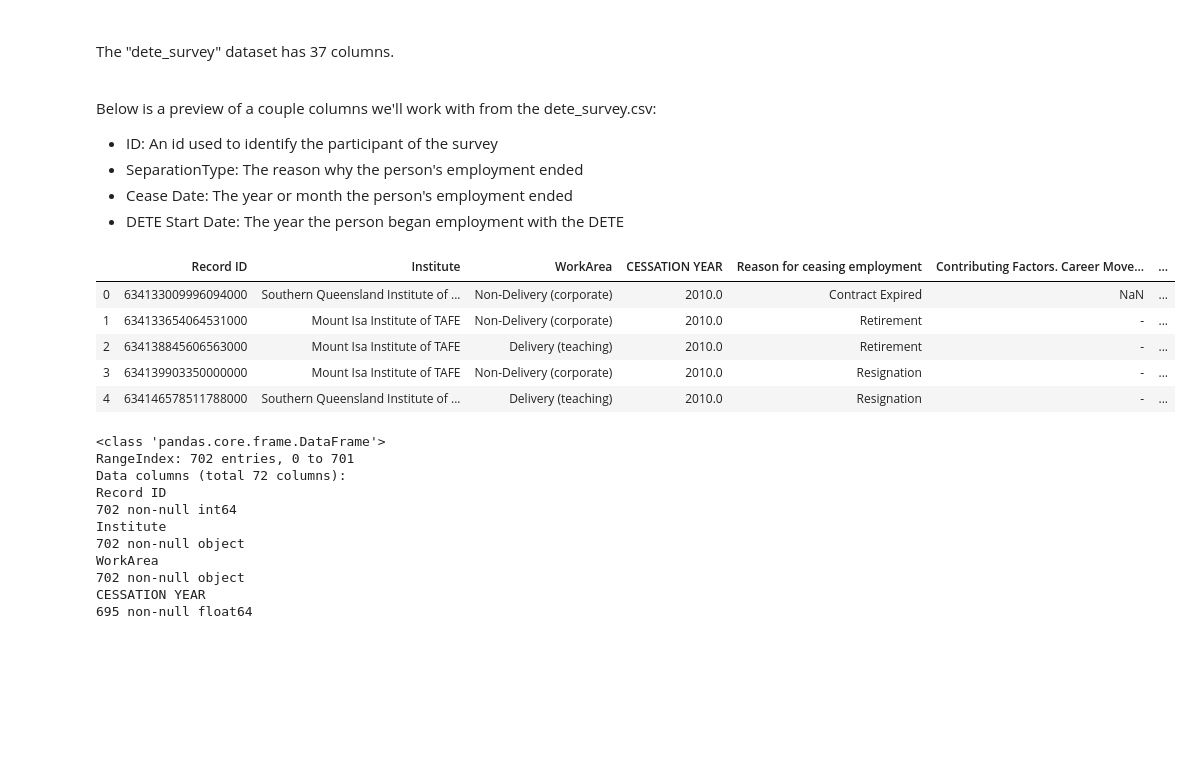
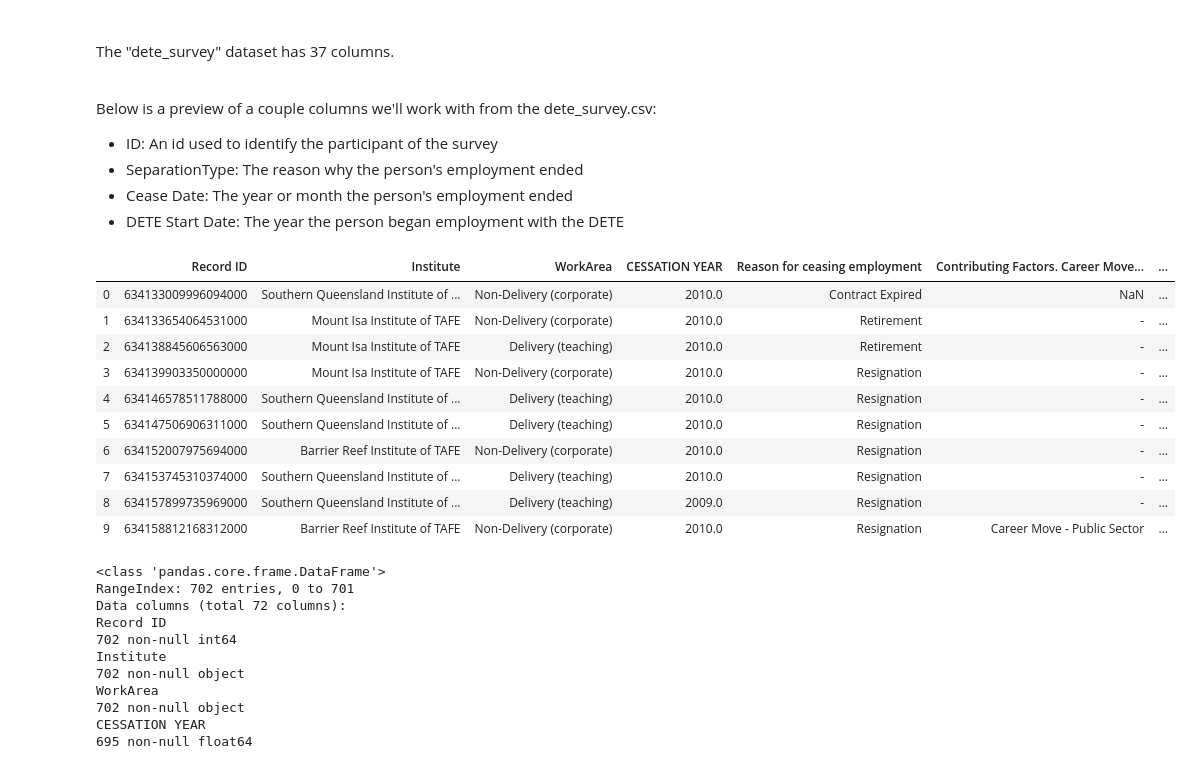
Before and after one commit to Clemo97/employee-exit-survey-analysis, a Jupyter notebook: employee-exit-survey-analysis.ipynb, the cells around one changed output. Drawn from its saved outputs; the diff is of its cells as text; code cells hidden in the pictures; blank space fills up the shorter version.

```diff
--- a/employee-exit-survey-analysis.ipynb
+++ b/employee-exit-survey-analysis.ipynb
@@ -56,14 +61,19 @@ memory usage: 258.6+ KB
 # %%
 #read tafe survey data
 tafe_survey = pd.read_csv(r"C:\Users\lumum\Documents\Data Projects\employee-exit-survey-analysis\tafe-employee-exit-survey-access-database-december-2013.csv", encoding='latin1')
-tafe_survey.head()
+tafe_survey.head(10)
 # %% [output]
 |  | Record ID | Institute | WorkArea | CESSATION YEAR | Reason for ceasing employment | Contributing Factors. Career Move... | ... |
 | 0 | 634133009996094000 | Southern Queensland Institute of ... | Non-Delivery (corporate) | 2010.0 | Contract Expired | NaN | ... |
 | 1 | 634133654064531000 | Mount Isa Institute of TAFE | Non-Delivery (corporate) | 2010.0 | Retirement | - | ... |
 | 2 | 634138845606563000 | Mount Isa Institute of TAFE | Delivery (teaching) | 2010.0 | Retirement | - | ... |
 | 3 | 634139903350000000 | Mount Isa Institute of TAFE | Non-Delivery (corporate) | 2010.0 | Resignation | - | ... |
 | 4 | 634146578511788000 | Southern Queensland Institute of ... | Delivery (teaching) | 2010.0 | Resignation | - | ... |
+| 5 | 634147506906311000 | Southern Queensland Institute of ... | Delivery (teaching) | 2010.0 | Resignation | - | ... |
+| 6 | 634152007975694000 | Barrier Reef Institute of TAFE | Non-Delivery (corporate) | 2010.0 | Resignation | - | ... |
+| 7 | 634153745310374000 | Southern Queensland Institute of ... | Delivery (teaching) | 2010.0 | Resignation | - | ... |
+| 8 | 634157899735969000 | Southern Queensland Institute of ... | Delivery (teaching) | 2009.0 | Resignation | - | ... |
+| 9 | 634158812168312000 | Barrier Reef Institute of TAFE | Non-Delivery (corporate) | 2010.0 | Resignation | Career Move - Public Sector | ... |
 # %%
 tafe_survey.info()
 # %% [output]
```
Also changed, not shown: parts of 6 cells of this notebook.
